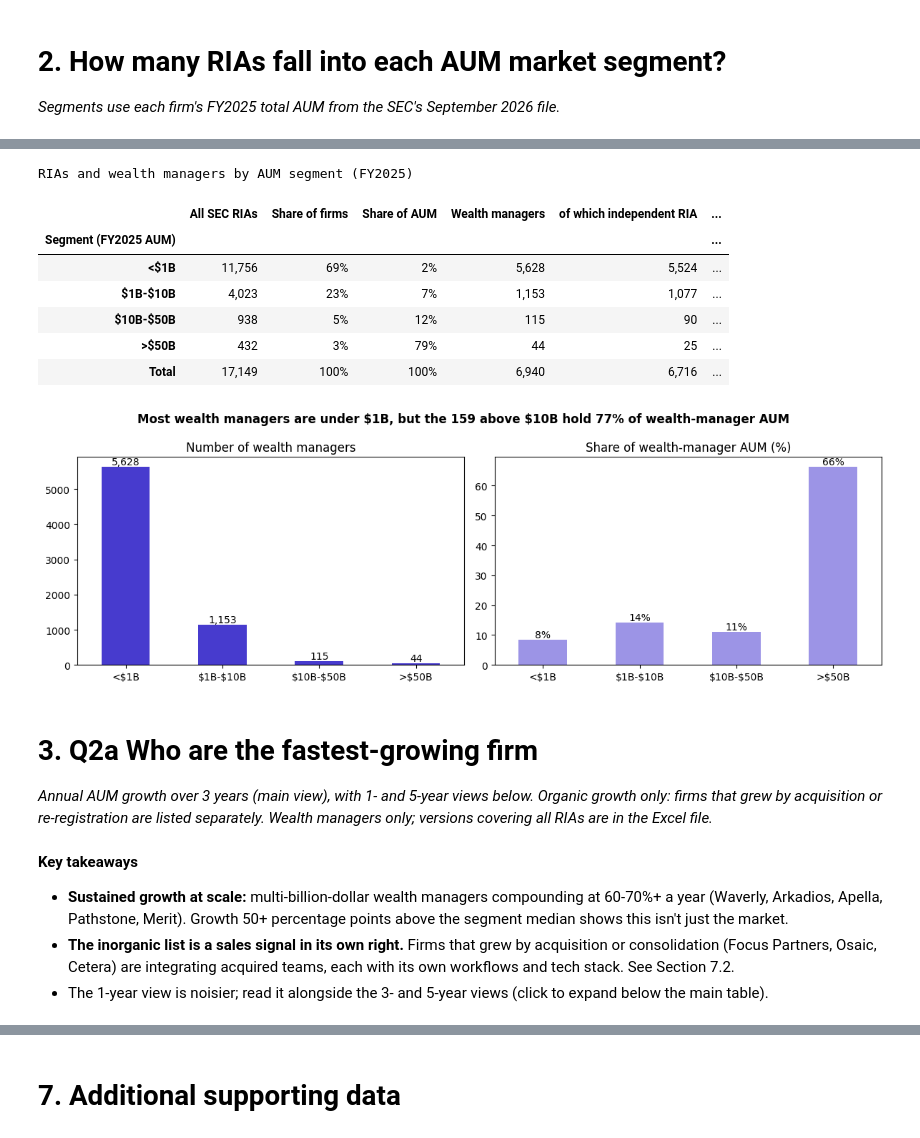
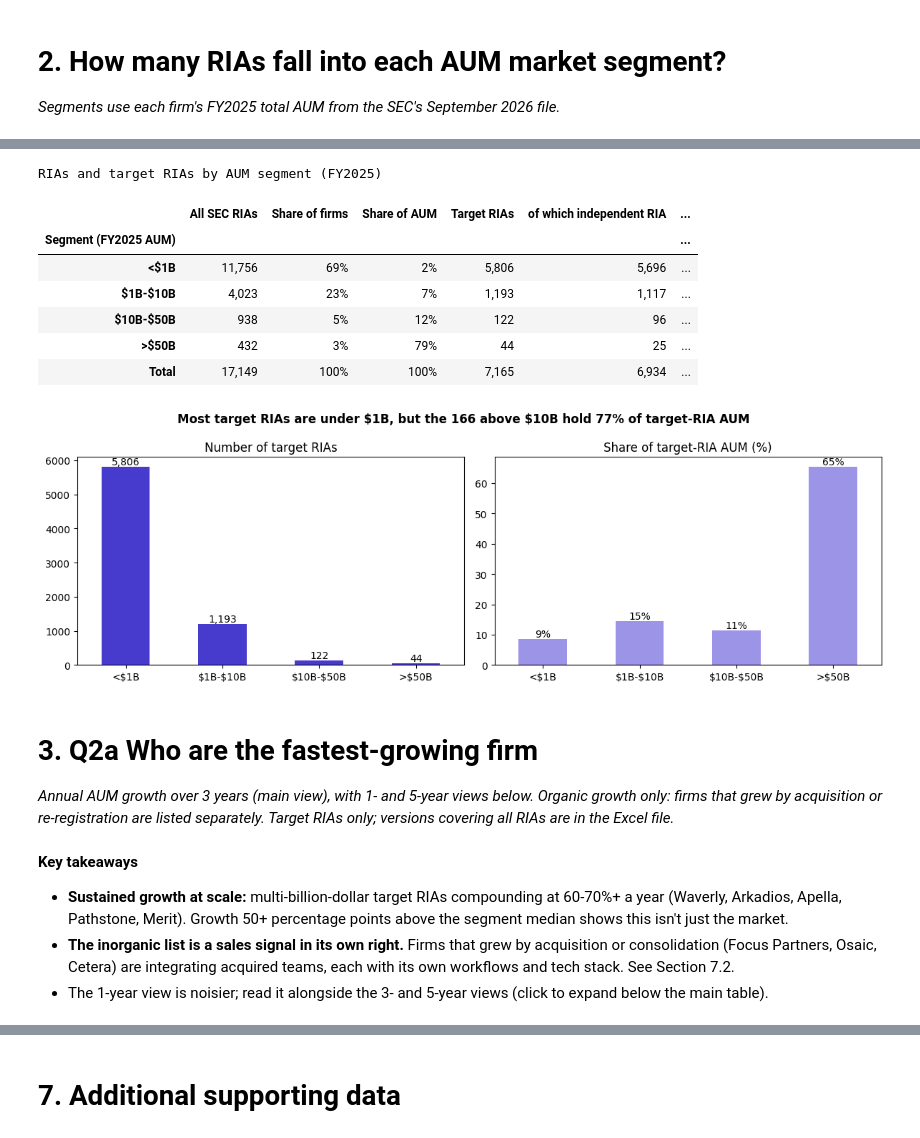
Before and after one commit to justinmcbryan/nevis-ria-analysis, a Jupyter notebook: nevis_ria_analysis.ipynb, the cells around one changed output, grey strips where cells are left out. Drawn from its saved outputs; the diff is of its cells as text; code cells hidden in the pictures.

```diff
--- a/nevis_ria_analysis.ipynb
+++ b/nevis_ria_analysis.ipynb
@@ -651,43 +670,43 @@ q1["wealth_manager_aum_trn"] = latest[wmask].groupby("segment", observed=False).
 q1.loc["Total"] = q1.sum(numeric_only=True)
 q1.index = q1.index.astype(str); q1.index.name = "Segment (FY2025 AUM)"
 q1 = q1.rename(columns={"RIAs": "All SEC RIAs", "share_of_firms": "Share of firms", "share_of_aum": "Share of AUM",
-                        "wealth_managers": "Wealth managers", "independent_ria": "of which independent RIA",
-                        "wirehouse_bd": "of which dual-registered (BD)", "wealth_manager_aum_trn": "Wealth-manager AUM ($T)"})
-styled(q1, "RIAs and wealth managers by AUM segment (FY2025)",
-       {"All SEC RIAs": "{:,.0f}", "Share of firms": "{:.0%}", "Share of AUM": "{:.0%}", "Wealth managers": "{:,.0f}",
-        "of which independent RIA": "{:,.0f}", "of which dual-registered (BD)": "{:,.0f}", "Wealth-manager AUM ($T)": "{:,.1f}"})
+                        "wealth_managers": "Target RIAs", "independent_ria": "of which independent RIA",
+                        "wirehouse_bd": "of which dual-registered (BD)", "wealth_manager_aum_trn": "Target-RIA AUM ($T)"})
+styled(q1, "RIAs and target RIAs by AUM segment (FY2025)",
+       {"All SEC RIAs": "{:,.0f}", "Share of firms": "{:.0%}", "Share of AUM": "{:.0%}", "Target RIAs": "{:,.0f}",
+        "of which independent RIA": "{:,.0f}", "of which dual-registered (BD)": "{:,.0f}", "Target-RIA AUM ($T)": "{:,.1f}"})
 # %% [output]
-RIAs and wealth managers by AUM segment (FY2025)
+RIAs and target RIAs by AUM segment (FY2025)
-|  | All SEC RIAs | Share of firms | Share of AUM | Wealth managers | of which independent RIA | ... |
+|  | All SEC RIAs | Share of firms | Share of AUM | Target RIAs | of which independent RIA | ... |
 | Segment (FY2025 AUM) |  |  |  |  |  | ... |
-| <$1B | 11,756 | 69% | 2% | 5,628 | 5,524 | ... |
-| $1B-$10B | 4,023 | 23% | 7% | 1,153 | 1,077 | ... |
-| $10B-$50B | 938 | 5% | 12% | 115 | 90 | ... |
+| <$1B | 11,756 | 69% | 2% | 5,806 | 5,696 | ... |
+| $1B-$10B | 4,023 | 23% | 7% | 1,193 | 1,117 | ... |
+| $10B-$50B | 938 | 5% | 12% | 122 | 96 | ... |
 | >$50B | 432 | 3% | 79% | 44 | 25 | ... |
-| Total | 17,149 | 100% | 100% | 6,940 | 6,716 | ... |
+| Total | 17,149 | 100% | 100% | 7,165 | 6,934 | ... |
 # %%
 #@title
 wm_seg = latest[wmask].groupby("segment", observed=False).agg(firms=("crd", "count"), aum=("aum", lambda x: x.sum() / 1e12))
 big = wm_seg.loc[["$10B-$50B", ">$50B"]]
 fig, ax = plt.subplots(1, 2, figsize=(12, 4))
-wm_seg.firms.plot.bar(ax=ax[0], color="#473BCE"); ax[0].set_title("Number of wealth managers")
+wm_seg.firms.plot.bar(ax=ax[0], color="#473BCE"); ax[0].set_title("Number of target RIAs")
 for i, v in enumerate(wm_seg.firms): ax[0].text(i, v, f"{v:,}", ha="center", va="bottom")
 share = wm_seg.aum / wm_seg.aum.sum() * 100
-share.plot.bar(ax=ax[1], color="#9C94E6"); ax[1].set_title("Share of wealth-manager AUM (%)")
+share.plot.bar(ax=ax[1], color="#9C94E6"); ax[1].set_title("Share of target-RIA AUM (%)")
 for i, v in enumerate(share): ax[1].text(i, v, f"{v:.0f}%", ha="center", va="bottom")
 for a in ax: a.set_xlabel(""); a.tick_params(axis="x", rotation=0); a.set_xticklabels([l.replace("$", r"\$") for l in LABELS])
-fig.suptitle(f"Most wealth managers are under \\$1B, but the {int(big.firms.sum())} above \\$10B hold {big.aum.sum() / wm_seg.aum.sum():.0%} of wealth-manager AUM",
+fig.suptitle(f"Most target RIAs are under \\$1B, but the {int(big.firms.sum())} above \\$10B hold {big.aum.sum() / wm_seg.aum.sum():.0%} of target-RIA AUM",
              fontweight="bold")
 plt.tight_layout(); plt.show()
 # %% [output]
-[figure, old version]
+[figure, new version]
 # %% [markdown]
 # 3. **Q2a Who are the fastest-growing firm**
 
-*Annual AUM growth over 3 years (main view), with 1- and 5-year views below. Organic growth only: firms that grew by acquisition or re-registration are listed separately. Wealth managers only; versions covering all RIAs are in the Excel file.*
+*Annual AUM growth over 3 years (main view), with 1- and 5-year views below. Organic growth only: firms that grew by acquisition or re-registration are listed separately. Target RIAs only; versions covering all RIAs are in the Excel file.*
 # %% [markdown]
 **Key takeaways**
-* **Sustained growth at scale:** multi-billion-dollar wealth managers compounding at 60-70%+ a year (Waverly, Arkadios, Apella, Pathstone, Merit). Growth 50+ percentage points above the segment median shows this isn't just the market.
+* **Sustained growth at scale:** multi-billion-dollar target RIAs compounding at 60-70%+ a year (Waverly, Arkadios, Apella, Pathstone, Merit). Growth 50+ percentage points above the segment median shows this isn't just the market.
 * **The inorganic list is a sales signal in its own right.** Firms that grew by acquisition or consolidation (Focus Partners, Osaic, Cetera) are integrating acquired teams, each with its own workflows and tech stack. See Section 7.2.
 * The 1-year view is noisier; read it alongside the 3- and 5-year views (click to expand below the main table).
 # %%
```
Also changed, not shown: parts of 31 cells of this notebook, 4 other files.
